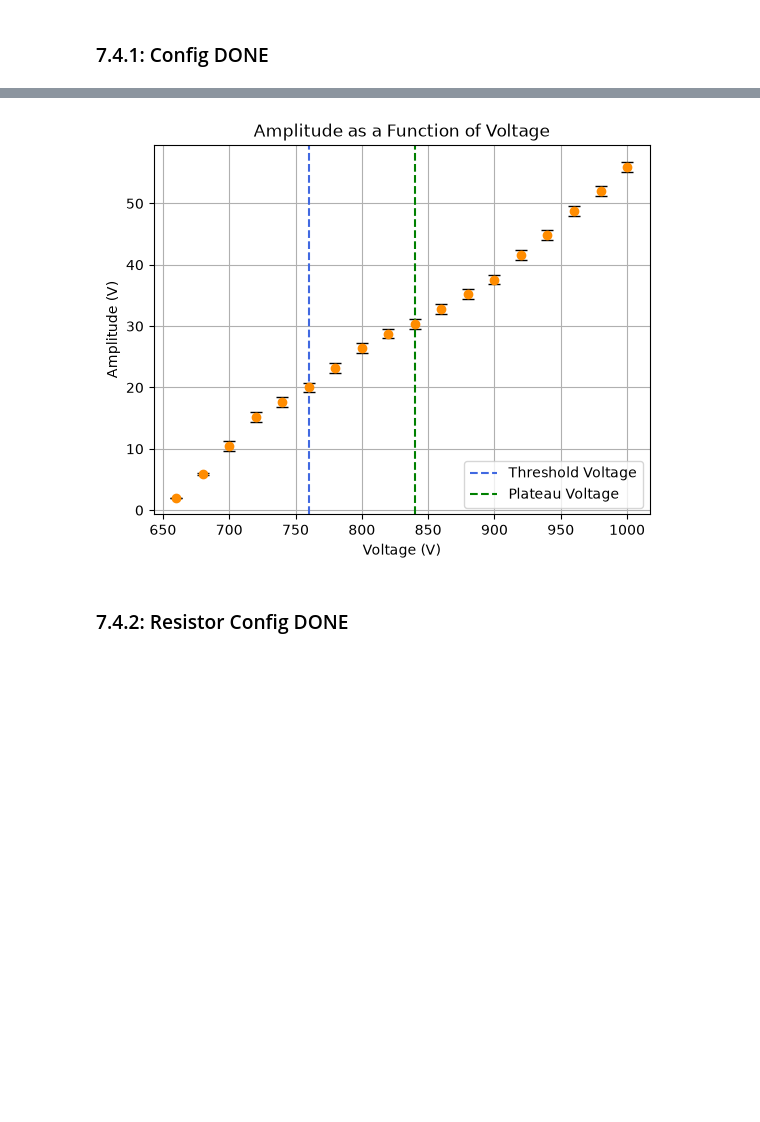
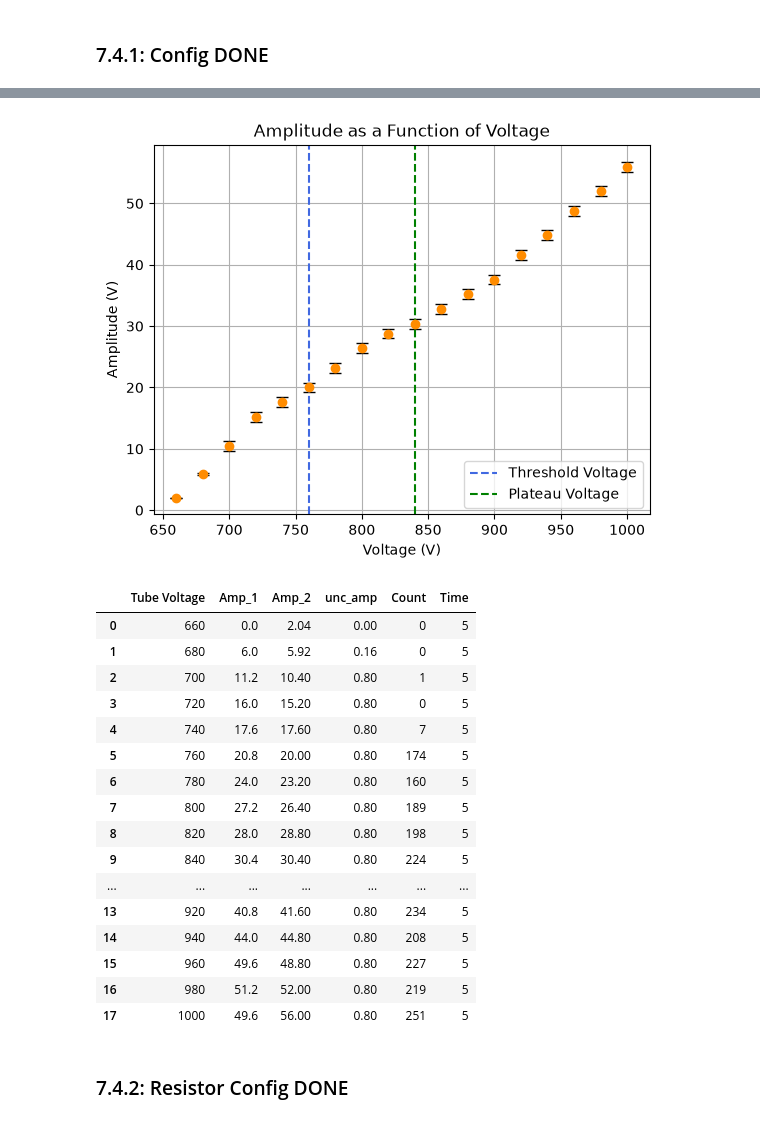
Before and after one commit to cawjense/Phys-133, a Jupyter notebook: gammalab/gamma.ipynb, the cells around one changed output, grey strips where cells are left out. Saved outputs shown, nothing was run; the diff lists cells and outputs as text; code cells hidden in the pictures; blank space fills up the shorter version.

```diff
--- a/gammalab/gamma.ipynb
+++ b/gammalab/gamma.ipynb
@@ -50,34 +50,52 @@ def quick_plot(func,x = None,y = None,yerr = None,label = None , title = None ,
 # %%
 df = pd.read_csv(r'/Users/cadenjensen/Desktop/Phys 133/gammalab/data/phys_133_gamma_ray - 7.4.1_ Configuration.csv')
 
 counts = df.iloc[:,4]
 voltage = df.iloc[:,0]
 amplitude = df.iloc[:,2]
 unc_amp = df.iloc[:,3]
 
 plt.errorbar(voltage,counts,yerr = np.sqrt(df.iloc[:,4]),
              fmt = 'o',color = 'darkorange', ecolor = 'black', elinewidth=0.8, capsize = 4, label = 'counts')
 plt.axvline(x=760,linestyle = '--',color = 'royalblue',label = 'Threshold Voltage')
-plt.axvline(x=840,linestyle = '--',color = 'green',label = "Plateua Voltage")
+plt.axvline(x=840,linestyle = '--',color = 'green',label = "Plateau Voltage")
 plt.legend()
 plt.title('Counts as a Function of Voltage')
 plt.xlabel('Voltage (V)')
 plt.ylabel('Counts (N)')
 plt.grid(True)
 plt.show()
 
 plt.errorbar(voltage,amplitude,yerr = unc_amp,fmt = 'o',color = 'darkorange', ecolor = 'black', elinewidth=0.8, capsize = 4)
 plt.axvline(x=760,linestyle = '--',color = 'royalblue',label = 'Threshold Voltage')
 plt.axvline(x=840,linestyle = '--',color = 'green',label = "Plateau Voltage")
 plt.legend()
 plt.title('Amplitude as a Function of Voltage')
 plt.xlabel('Voltage (V)')
 plt.ylabel('Amplitude (V)')
 plt.grid(True)
 plt.show()
+df
 # %% [output]
 [figure]
 [figure]
+|  | Tube Voltage | Amp_1 | Amp_2 | unc_amp | Count | Time |
+| 0 | 660 | 0.0 | 2.04 | 0.00 | 0 | 5 |
+| 1 | 680 | 6.0 | 5.92 | 0.16 | 0 | 5 |
+| 2 | 700 | 11.2 | 10.40 | 0.80 | 1 | 5 |
+| 3 | 720 | 16.0 | 15.20 | 0.80 | 0 | 5 |
+| 4 | 740 | 17.6 | 17.60 | 0.80 | 7 | 5 |
+| 5 | 760 | 20.8 | 20.00 | 0.80 | 174 | 5 |
+| 6 | 780 | 24.0 | 23.20 | 0.80 | 160 | 5 |
+| 7 | 800 | 27.2 | 26.40 | 0.80 | 189 | 5 |
+| 8 | 820 | 28.0 | 28.80 | 0.80 | 198 | 5 |
+| 9 | 840 | 30.4 | 30.40 | 0.80 | 224 | 5 |
+| ... | ... | ... | ... | ... | ... | ... |
+| 13 | 920 | 40.8 | 41.60 | 0.80 | 234 | 5 |
+| 14 | 940 | 44.0 | 44.80 | 0.80 | 208 | 5 |
+| 15 | 960 | 49.6 | 48.80 | 0.80 | 227 | 5 |
+| 16 | 980 | 51.2 | 52.00 | 0.80 | 219 | 5 |
+| 17 | 1000 | 49.6 | 56.00 | 0.80 | 251 | 5 |
 # %% [markdown]
 ### 7.4.2: Resistor Config DONE
 # %%
```
Also changed, not shown: parts of 1 cell of this notebook.
